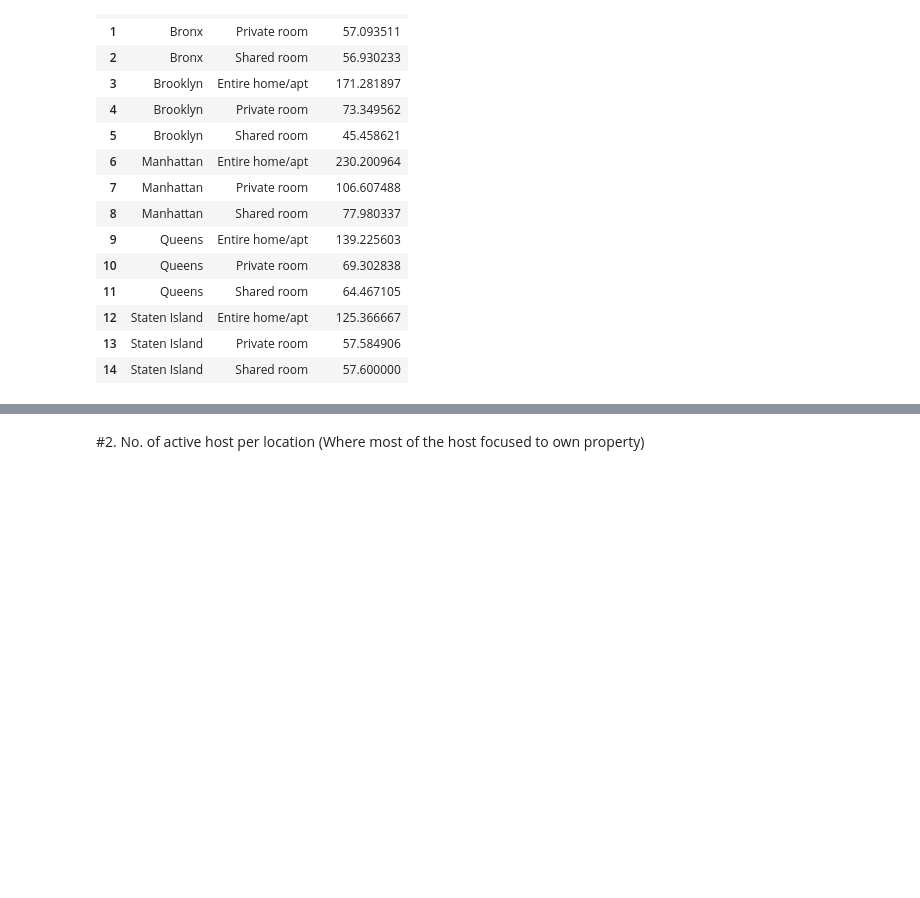
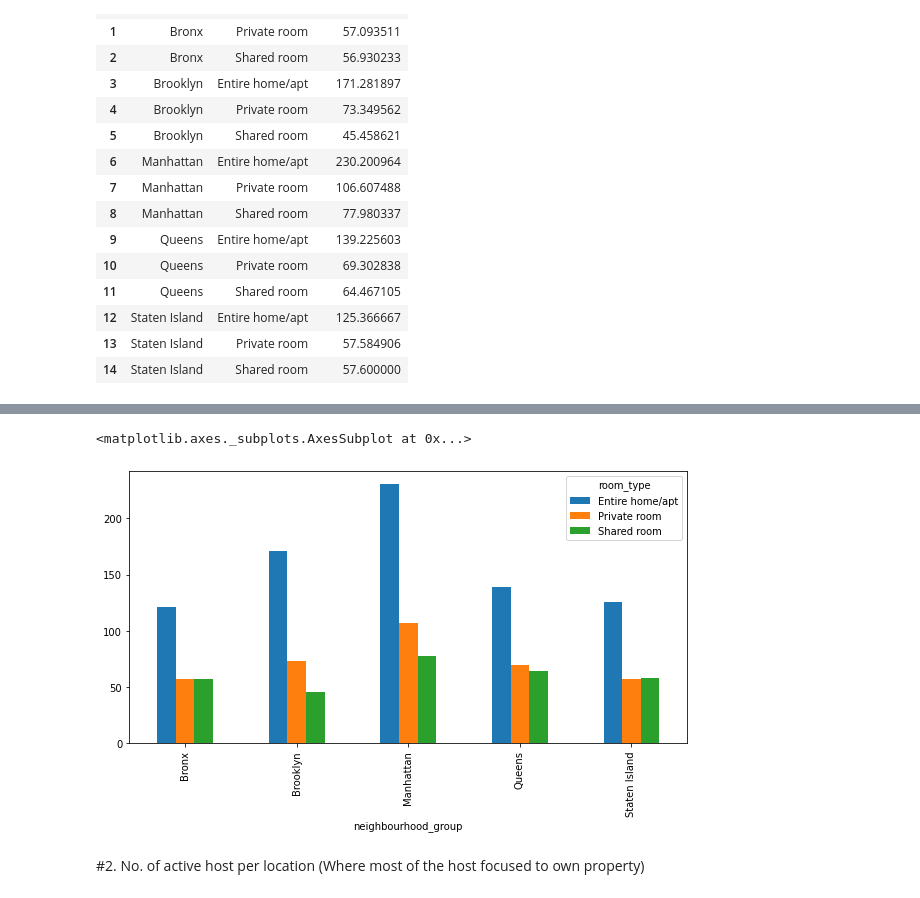
Before and after one commit to HarshivBhatt/EDA_Project_Airbnb_booking_Analysis-Self-.ipynb, a Jupyter notebook: EDA_Project_Airbnb_booking_Analysis.ipynb, the cells around one changed output, grey strips where cells are left out. Saved outputs shown, nothing was run; the diff lists cells and outputs as text; code cells hidden in the pictures; blank space fills up the shorter version.

Commit message:
Graph commit

```diff
--- a/EDA_Project_Airbnb_booking_Analysis.ipynb
+++ b/EDA_Project_Airbnb_booking_Analysis.ipynb
@@ -97,3 +98,7 @@ airbnb_df.groupby(['neighbourhood_group','room_type'], as_index=False)['price'].
 | 12 | Staten Island | Entire home/apt | 125.366667 |
 | 13 | Staten Island | Private room | 57.584906 |
 | 14 | Staten Island | Shared room | 57.600000 |
+# %%
+#Unstack the group by information for plot the graph
+avg_preffered_price_df = airbnb_df.groupby(['neighbourhood_group','room_type'])['price'].mean().unstack()
+avg_preffered_price_df
@@ -100,3 +113,9 @@ airbnb_df.groupby(['neighbourhood_group','room_type'], as_index=False)['price'].
+# %%
+#Graph of average price of property according to location
+avg_preffered_price_df.plot.bar()
+# %% [output]
+<matplotlib.axes._subplots.AxesSubplot at 0x...>
+[figure, added]
 # %% [markdown]
 #2. No. of active host per location (Where most of the host focused to own property)
 # %%
```
Also changed, not shown: parts of 4 cells of this notebook.
